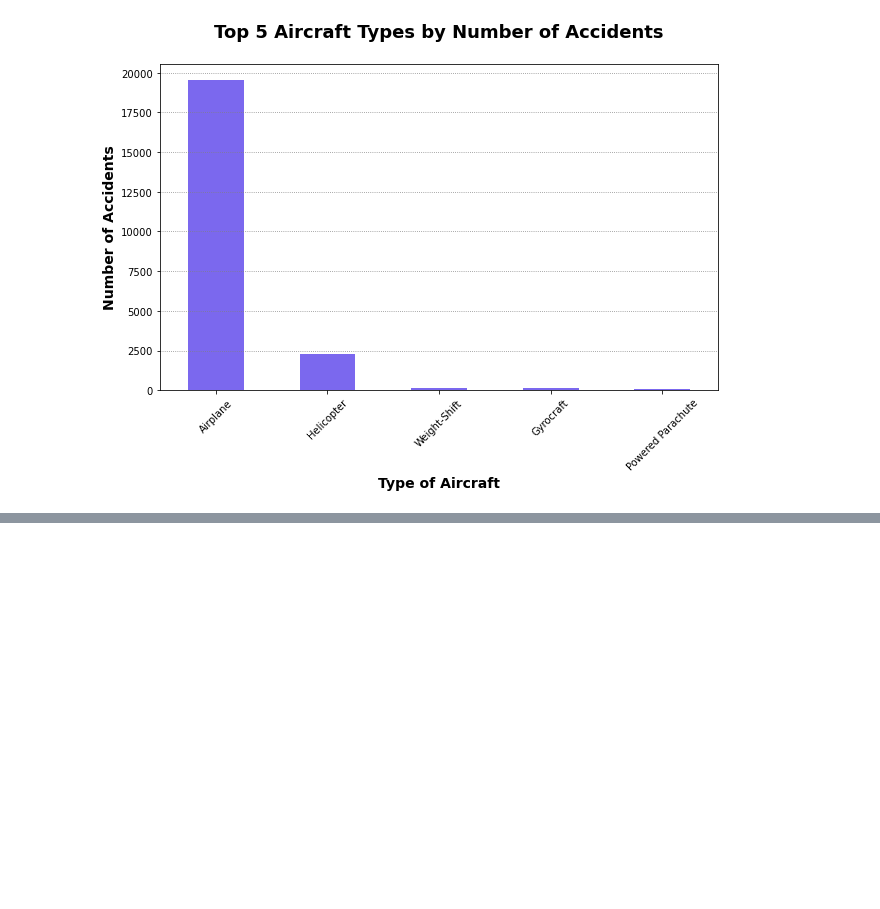
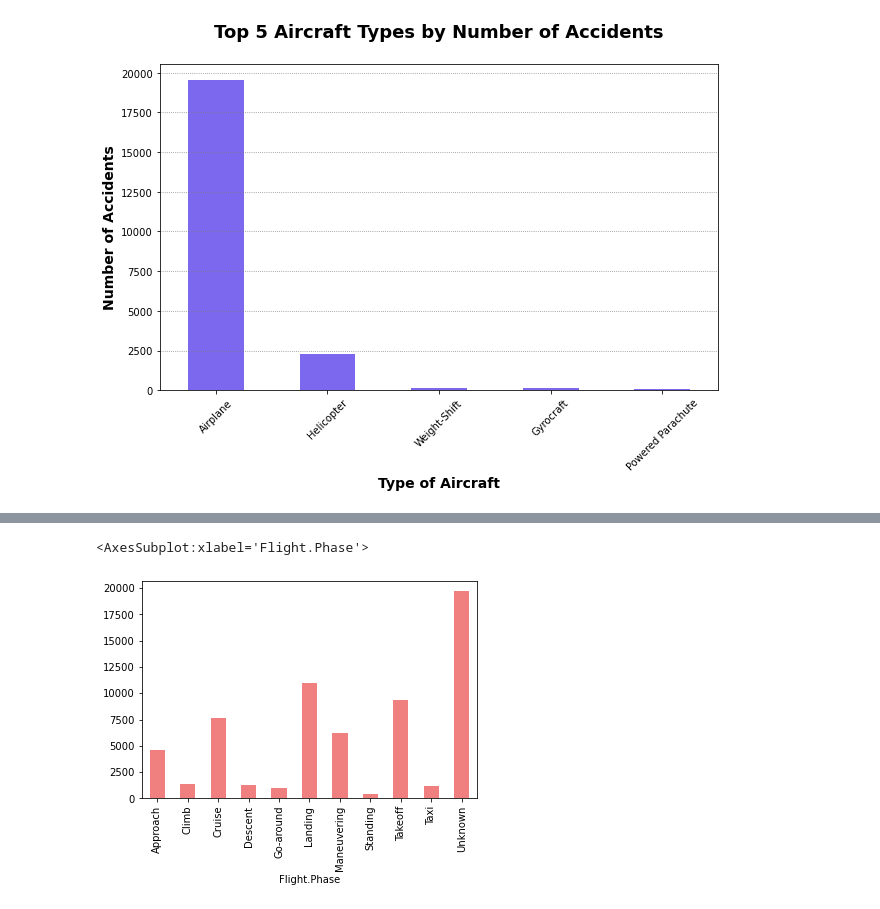
Before and after one commit to rurigi-waweru/dsfpt10-p1-dsc-phase-1-project, a Jupyter notebook: index.ipynb, the cells around one changed output, grey strips where cells are left out. Saved outputs shown, nothing was run; the diff lists cells and outputs as text; code cells hidden in the pictures; blank space fills up the shorter version.

```diff
--- a/index.ipynb
+++ b/index.ipynb
@@ -1349,0 +1324,6 @@ plt.show();
+# %%
+accidents_by_phase = df.groupby('Flight.Phase').size()
+accidents_by_phase.plot(kind='bar', color='lightcoral')
+# %% [output]
+<AxesSubplot:xlabel='Flight.Phase'>
+[figure, added]
```
Also changed, not shown: parts of 23 cells of this notebook, 1 other file.
